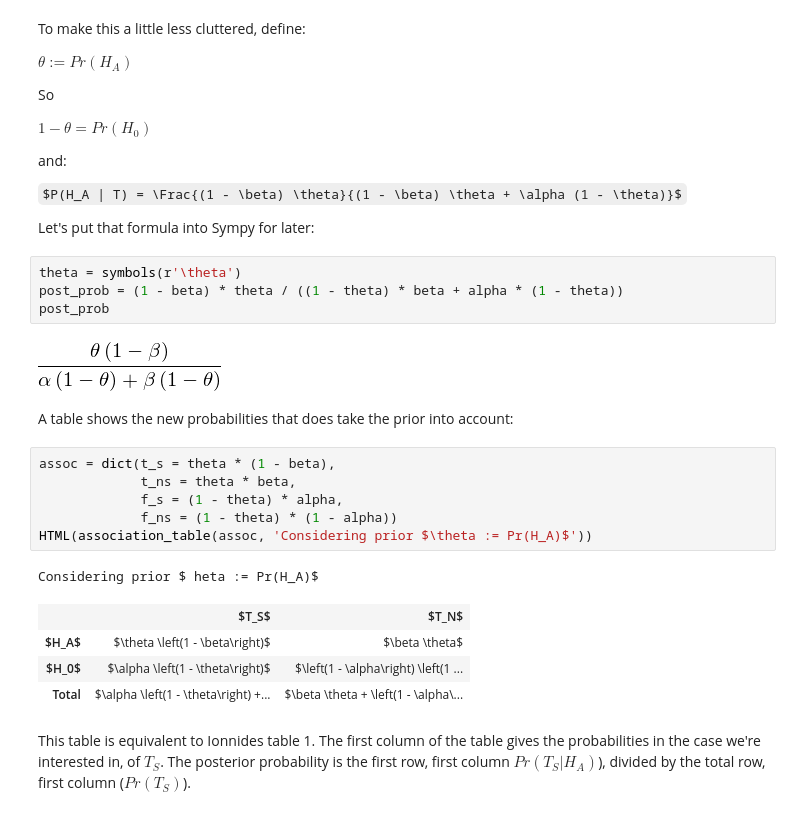
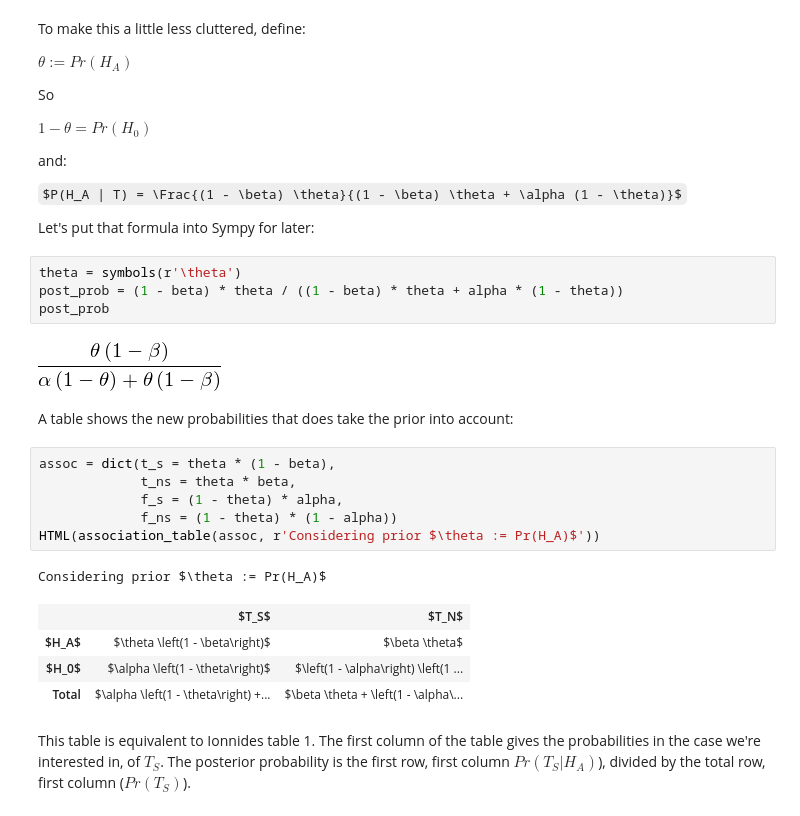
Before and after one commit to matthew-brett/sketch-books, a Jupyter notebook: Ioannides exposition.ipynb, the cells around one changed output. Saved outputs shown, nothing was run; the diff lists cells and outputs as text; some formulas as TeX source.

```diff
--- a/Ioannides exposition.ipynb
+++ b/Ioannides exposition.ipynb
@@ -139,10 +137,10 @@ $P(H_A | T) = \Frac{(1 - \beta) \theta}{(1 - \beta) \theta + \alpha (1 - \theta)
 Let's put that formula into Sympy for later:
 # %%
 theta = symbols(r'\theta')
-post_prob = (1 - beta) * theta / ((1 - theta) * beta + alpha * (1 - theta))
+post_prob = (1 - beta) * theta / ((1 - beta) * theta + alpha * (1 - theta))
 post_prob
 # %% [output]
-[figure, old version]
+[figure, new version]
 # %% [markdown]
 A table shows the new probabilities that does take the prior into account:
 # %%
@@ -150,9 +148,9 @@ assoc = dict(t_s = theta * (1 - beta),
              t_ns = theta * beta,
              f_s = (1 - theta) * alpha,
              f_ns = (1 - theta) * (1 - alpha))
-HTML(association_table(assoc, 'Considering prior $\theta := Pr(H_A)$'))
+HTML(association_table(assoc, r'Considering prior $\theta := Pr(H_A)$'))
 # %% [output]
-Considering prior $ heta := Pr(H_A)$
+Considering prior $\theta := Pr(H_A)$
 |  | $T_S$ | $T_N$ |
 | $H_A$ | $\theta \left(1 - \beta\right)$ | $\beta \theta$ |
 | $H_0$ | $\alpha \left(1 - \theta\right)$ | $\left(1 - \alpha\right) \left(1 ... |
```
Also changed, not shown: parts of 7 cells of this notebook.
